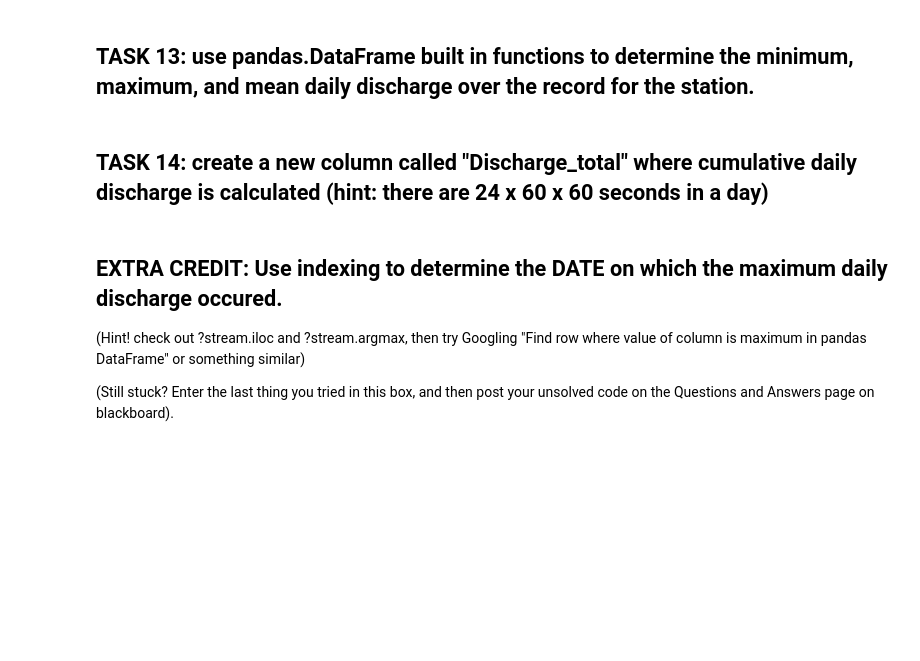
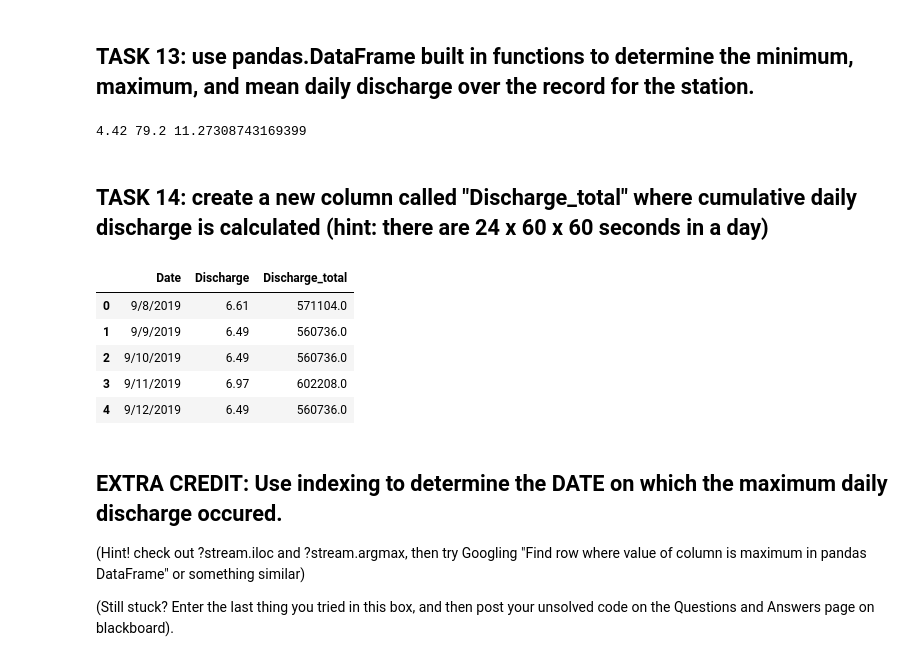
Before and after one commit to EkaterinaKhadonova/EnvDatSci, a Jupyter notebook: CodeSprints/Python101.ipynb, the cells around one changed output. Saved outputs shown, nothing was run; the diff lists cells and outputs as text; code cells hidden in the pictures; blank space fills up the shorter version.

```diff
--- a/CodeSprints/Python101.ipynb
+++ b/CodeSprints/Python101.ipynb
@@ -563,15 +565,10 @@ Now that you've got the filepath set up so that python can see your stream disch
 current_directory = os.getcwd()
 print(current_directory)
 
+#If you are running this from a GitHub repository, uncomment the line below.
+stream = pd.read_csv('Classes/Env_Data_Science/data/USGS_04240105_SYRACUSE_NY.csv', infer_datetime_format=True)
 
-#If you are running this from Google Colab outside the GitHub repository, uncoment the line below
-# stream = pd.read_csv('Classes/Env_Data_Science/data/USGS_04240105_SYRACUSE_NY(1).csv', infer_datetime_format=True)
-
-#If you are running this from a GitHub repository, uncomment the line below.
-stream = pd.read_csv('../drive/Classes/Env_Data_Science/data/USGS_04240105_SYRACUSE_NY.csv', infer_datetime_format=True)
-
-# print(type(stream))
-
+print(type(stream))
 
 #the "head" function is built into a pandas.DataFrame object, and it allows you to specify the number of rows you want to see
-# stream.head(5)
+stream.head(5)
@@ -601,9 +609,11 @@ stream.
 ## TASK 13: use pandas.DataFrame built in functions to determine the minimum, maximum, and mean daily discharge over the record for the station.
 # %%
 #use pandas.DataFrame functions to assign appropriate values to the variables here.
-min_dis =
-max_dis =
-mean_dis =
+min_dis = stream['Discharge'].min()
+max_dis = stream['Discharge'].max()
+mean_dis = stream['Discharge'].mean()
 print(min_dis, max_dis, mean_dis)
+# %% [output]
+4.42 79.2 11.27308743169399
 # %% [markdown]
 ## TASK 14: create a new column called "Discharge_total" where cumulative daily discharge is calculated (hint: there are 24 x 60 x 60 seconds in a day)
@@ -612,3 +620,15 @@ print(min_dis, max_dis, mean_dis)
+# %%
+sec_per_day = 24 * 60 * 60
+
+stream['Discharge_total'] = stream['Discharge'] * sec_per_day
+stream.head(5)
+# %% [output]
+|  | Date | Discharge | Discharge_total |
+| 0 | 9/8/2019 | 6.61 | 571104.0 |
+| 1 | 9/9/2019 | 6.49 | 560736.0 |
+| 2 | 9/10/2019 | 6.49 | 560736.0 |
+| 3 | 9/11/2019 | 6.97 | 602208.0 |
+| 4 | 9/12/2019 | 6.49 | 560736.0 |
 # %% [markdown]
 ## EXTRA CREDIT: Use indexing to determine the DATE on which the maximum daily discharge occured.
 (Hint! check out ?stream.iloc and ?stream.argmax, then try Googling "Find row where value of column is maximum in pandas DataFrame" or something similar)
```
Also changed, not shown: parts of 17 cells of this notebook.
